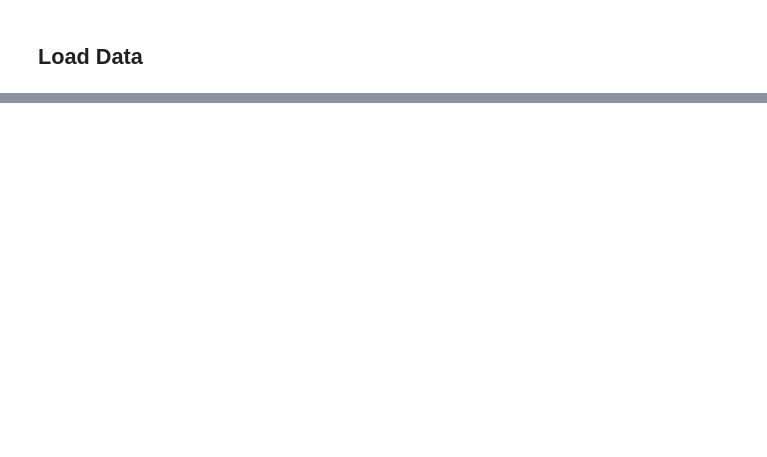
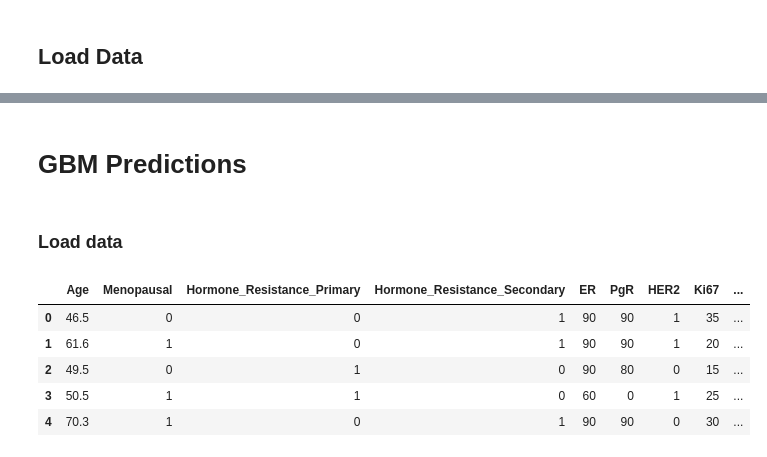
Before and after one commit to LucaMastrantoni/cdk46i-metastatic-bc-ml, a Jupyter notebook: Notebooks/Inference.ipynb, the cells around one changed output, grey strips where cells are left out. Cells and saved outputs as stored; diff of their text form; code cells hidden in the pictures; blank space fills up the shorter version.

```diff
--- a/Notebooks/Inference.ipynb
+++ b/Notebooks/Inference.ipynb
@@ -427,0 +15,33 @@ plt.show()
+# %%
+# Define PATHS
+data_path = "Inference_dataset.xlsx"
+output_path = "Inference_with_predictions.xlsx"
+model_path = "gbm_model.joblib"
+
+
+# Define the column names for event and time (PFS and PFS_Months)
+attr_labels = ['PD', 'PFS']  # Replace with actual column names
+
+last_timepoint = 60 # Define the last timepoint for plotting
+months_separation = 6 # Separation between ticks on x-axis
+N = 300 # Optional: only show first N patients
+
+cmap = cm.get_cmap("viridis")  # Choose any matplotlib colormap
+
+## Parameters for evaluation (Generally do NOT change)
+cutoff = 0.1432 # From original training set
+target_time = 6.0 # Timepoint to evaluate survival probability (6 monnths for early progression)
+# %% [markdown]
+# GBM Predictions
+# %% [markdown]
+### Load data
+# %%
+data = pd.read_excel(data_path)
+data.head()
+# %% [output]
+|  | Age | Menopausal | Hormone_Resistance_Primary | Hormone_Resistance_Secondary | ER | PgR | HER2 | Ki67 | ... |
+| 0 | 46.5 | 0 | 0 | 1 | 90 | 90 | 1 | 35 | ... |
+| 1 | 61.6 | 1 | 0 | 1 | 90 | 90 | 1 | 20 | ... |
+| 2 | 49.5 | 0 | 1 | 0 | 90 | 80 | 0 | 15 | ... |
+| 3 | 50.5 | 1 | 1 | 0 | 60 | 0 | 1 | 25 | ... |
+| 4 | 70.3 | 1 | 0 | 1 | 90 | 90 | 0 | 30 | ... |
```
Also changed, not shown: parts of 38 cells of this notebook.
